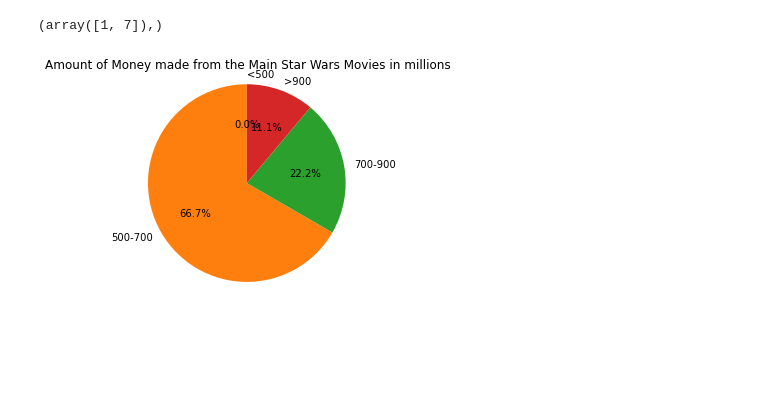
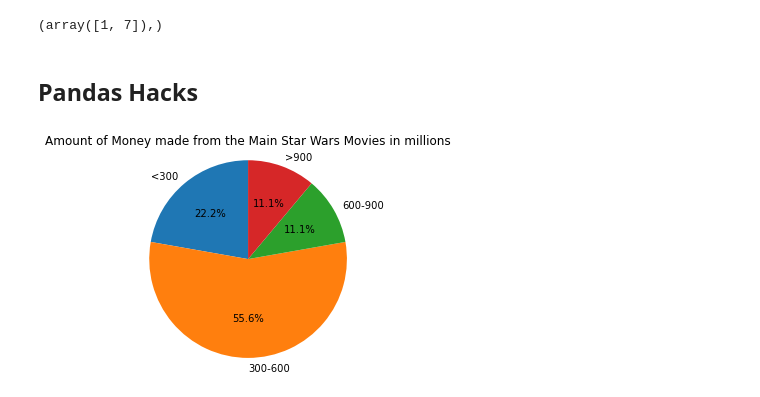
Before and after one commit to Q-tipwithaface/Q-tip, a Jupyter notebook: _notebooks/2023-04-27-Data_Analysis_Hacks.ipynb, the cells around one changed output. Saved outputs shown, nothing was run; the diff lists cells and outputs as text; code cells hidden in the pictures; blank space fills up the shorter version.

Commit message:
panda

```diff
--- a/_notebooks/2023-04-27-Data_Analysis_Hacks.ipynb
+++ b/_notebooks/2023-04-27-Data_Analysis_Hacks.ipynb
@@ -46,28 +46,30 @@ purple = np.where(listofcolors == "purple")
 print(purple)
 # %% [output]
 (array([1, 7]),)
+# %% [markdown]
+## Pandas Hacks
 # %%
 import pandas as pd
 import matplotlib.pyplot as plt
 import numpy as np
 
 starwarsmovies = pd.DataFrame({
     'Name': ["The Phantom Menace", "Attack of the Clones", "Revenge of the Sith", "A New Hope", "Empire Strikes Back", "Return of the Jedi", "The Force Awakens", "The Last Jedi", "The Rise of Skywalker"],
     'Audience': [59, 56, 66, 96, 97, 94, 85, 42, 86],
     'Rotten Tomatoes': [51, 65, 79, 93, 94, 83, 93, 91, 52],
     'Duration': [133, 143, 140, 121, 124, 133, 136, 152, 142],
     'money made(millions)':[431, 302, 380, 307, 209, 252, 936, 620, 515]
 
 })
 
-splitbymoney = ['<500', '500-700', '700-900', '>900']
-starwarsmovies['splitbymoney'] = pd.cut(starwarsmovies['money made(millions)'], bins=[0, 100, 500, 900, np.inf], labels=splitbymoney, include_lowest=True)
+splitbymoney = ['<300', '300-600', '600-900', '>900']
+starwarsmovies['splitbymoney'] = pd.cut(starwarsmovies['money made(millions)'], bins=[0, 300, 600, 900, np.inf], labels=splitbymoney, include_lowest=True)
 numberof = starwarsmovies.groupby('splitbymoney')['Name'].count()
 
 # Create a pie chart of the age counts
 plt.pie(numberof, labels=splitbymoney, autopct='%1.1f%%', startangle=90)
 plt.title('Amount of Money made from the Main Star Wars Movies in millions')
 plt.axis('equal')
 plt.show()
 # %% [output]
-[figure, old version]
+[figure, new version]
```
